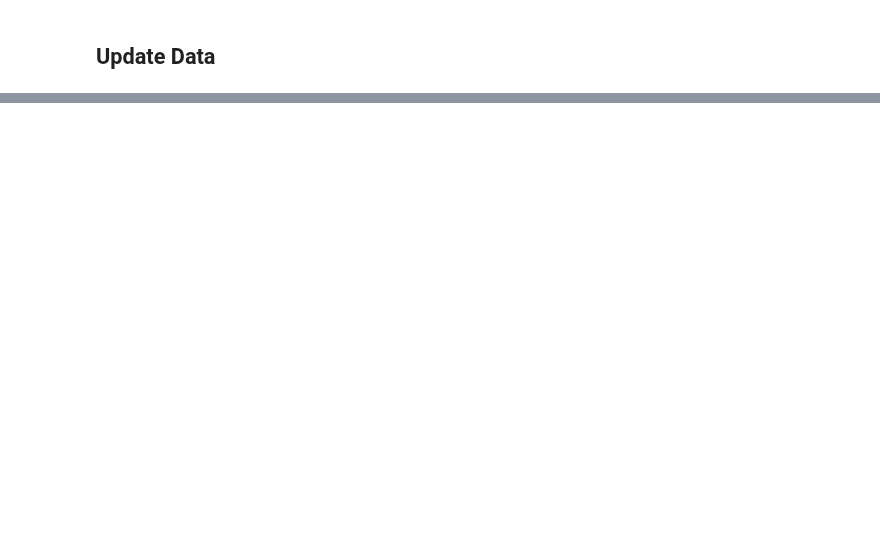
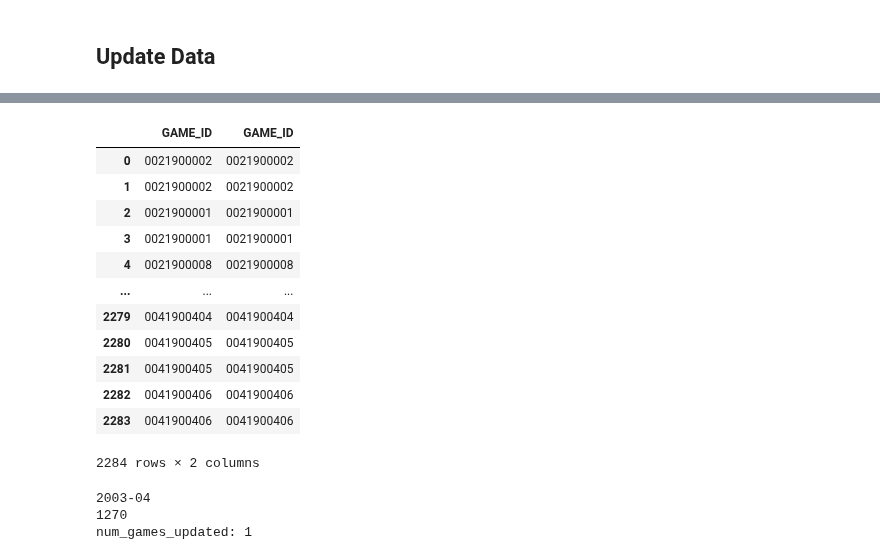
Before and after one commit to jnish23/NBA_Model, a Jupyter notebook: notebooks/Gathering Data.ipynb, the cells around one changed output, grey strips where cells are left out. Drawn from its saved outputs; the diff is of its cells as text; code cells hidden in the pictures; blank space fills up the shorter version.

```diff
--- a/notebooks/Gathering Data.ipynb
+++ b/notebooks/Gathering Data.ipynb
@@ -484,0 +308,10 @@ No Games to Update
+# %%
+season_str = season_string(2019)
+
+game_ids_in_db = pd.read_sql('''SELECT DISTINCT team_basic_boxscores.GAME_ID FROM team_basic_boxscores
+            INNER JOIN team_advanced_boxscores
+            ON team_basic_boxscores.GAME_ID = team_advanced_boxscores.GAME_ID
+            AND team_basic_boxscores.TEAM_ID = team_advanced_boxscores.TEAM_ID
+            WHERE SEASON = "{}" '''.format(season_str), connection)
+
+game_ids_in_db
@@ -484,0 +332,46 @@ No Games to Update
+# %%
+game_ids_in_db['GAME_ID']
+# %% [output]
+|  | GAME_ID | GAME_ID |
+| 0 | 0021900002 | 0021900002 |
+| 1 | 0021900002 | 0021900002 |
+| 2 | 0021900001 | 0021900001 |
+| 3 | 0021900001 | 0021900001 |
+| 4 | 0021900008 | 0021900008 |
+| ... | ... | ... |
+| 2279 | 0041900404 | 0041900404 |
+| 2280 | 0041900405 | 0041900405 |
+| 2281 | 0041900405 | 0041900405 |
+| 2282 | 0041900406 | 0041900406 |
+| 2283 | 0041900406 | 0041900406 |
+2284 rows × 2 columns
+# %%
+# Pull the GAME_IDs from my data
+
+season_str = season_string(2003)
+print(season_str)
+
+game_ids_in_db = pd.read_sql('''SELECT DISTINCT team_basic_boxscores.GAME_ID FROM team_basic_boxscores
+            INNER JOIN team_advanced_boxscores
+            ON team_basic_boxscores.GAME_ID = team_advanced_boxscores.GAME_ID
+            AND team_basic_boxscores.TEAM_ID = team_advanced_boxscores.TEAM_ID
+            WHERE SEASON = "{}" '''.format(season_str), connection)
+
+game_ids_in_db = game_ids_in_db['GAME_ID'].tolist()
+
+print(len(game_ids_in_db))
+
+# get up to date GAME_IDs
+to_date_game_ids = []
+for season_type in ['Regular Season', 'Playoffs']:
+    to_date_gamelogs = leaguegamelog.LeagueGameLog(season=season_str, season_type_all_star=season_type).get_data_frames()[0]
+    to_date_game_ids.extend(to_date_gamelogs['GAME_ID'].unique())
+
+# See which game_ids are missing
+missing_game_ids = set(to_date_game_ids) - set(game_ids_in_db)
+num_games_updated = len(missing_game_ids)
+print("num_games_updated:", num_games_updated)
+# %% [output]
+2003-04
+1270
+num_games_updated: 1
```
Also changed, not shown: parts of 25 cells of this notebook, 2 other files.
